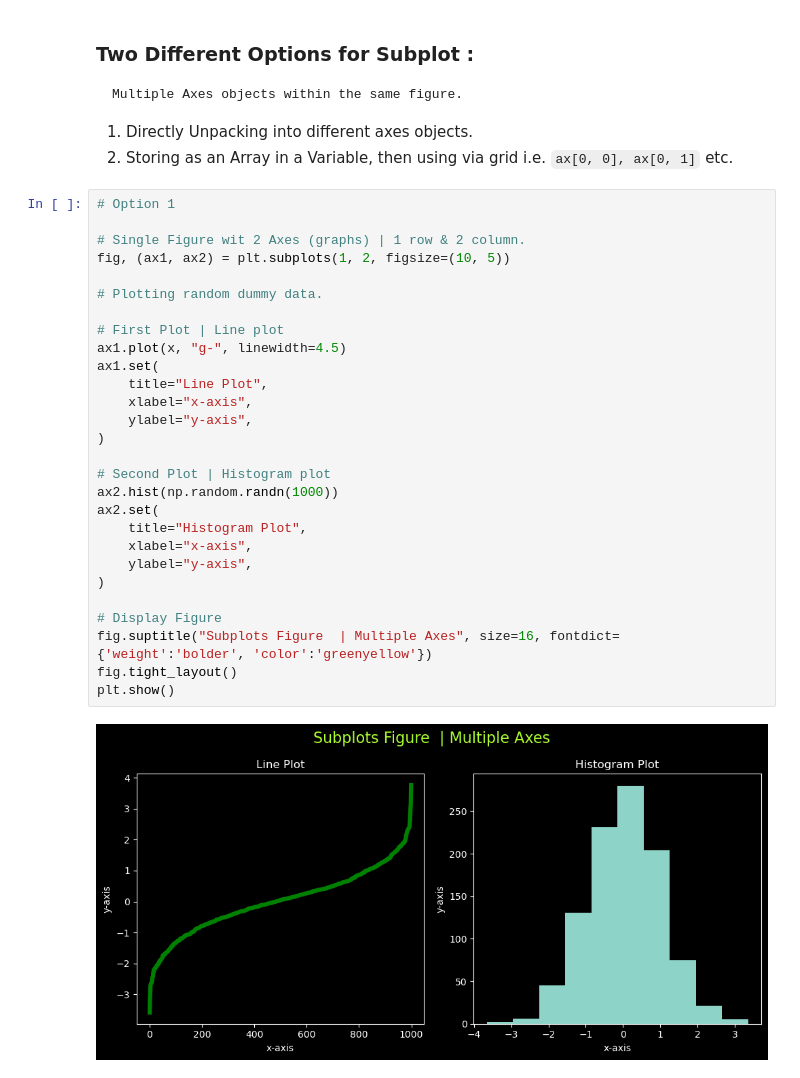
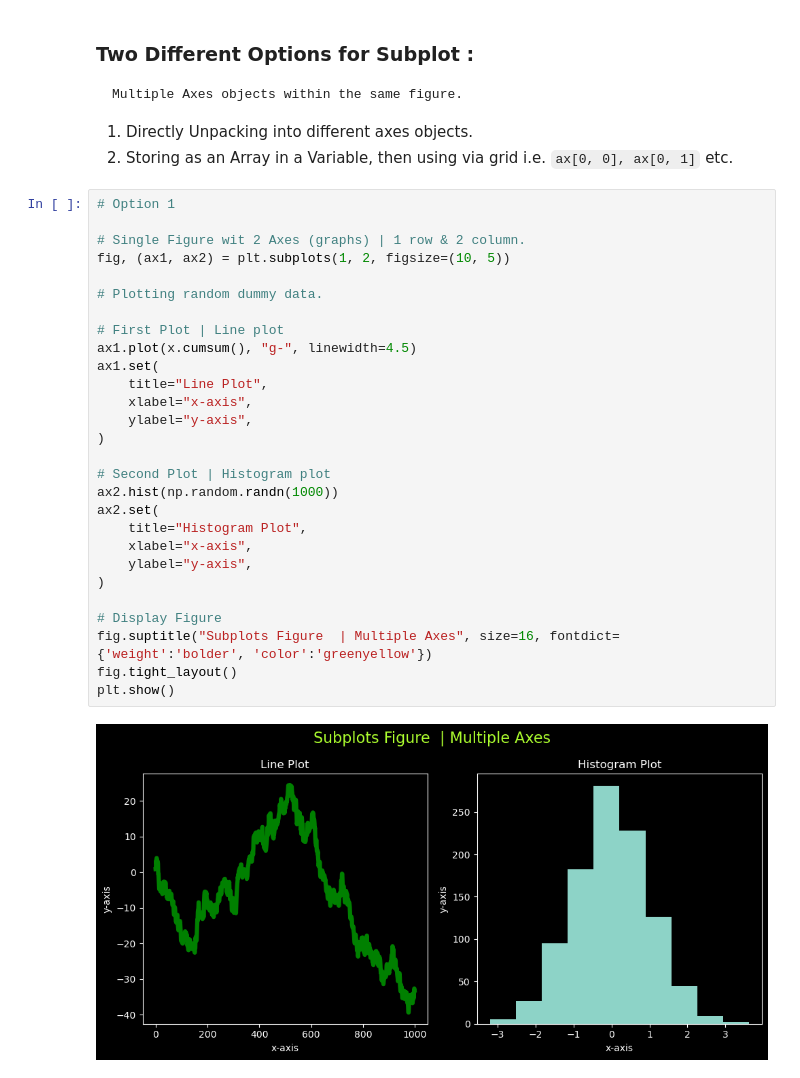
Before and after one commit to DarkDk123/ZTM-ML-Data-Science, a Jupyter notebook: 6. Matplotlib : Visualizing Data/Matplotlib_Intro.ipynb, the cells around one changed output. Saved outputs shown, nothing was run; the diff lists cells and outputs as text.

```diff
--- a/6. Matplotlib : Visualizing Data/Matplotlib_Intro.ipynb
+++ b/6. Matplotlib : Visualizing Data/Matplotlib_Intro.ipynb
@@ -279,33 +279,33 @@ plt.show()
 # %%
 # Option 1
 
 # Single Figure wit 2 Axes (graphs) | 1 row & 2 column.
 fig, (ax1, ax2) = plt.subplots(1, 2, figsize=(10, 5))
 
 # Plotting random dummy data.
 
 # First Plot | Line plot
-ax1.plot(x, "g-", linewidth=4.5)
+ax1.plot(x.cumsum(), "g-", linewidth=4.5)
 ax1.set(
     title="Line Plot",
     xlabel="x-axis",
     ylabel="y-axis",
 )
 
 # Second Plot | Histogram plot
 ax2.hist(np.random.randn(1000))
 ax2.set(
     title="Histogram Plot",
     xlabel="x-axis",
     ylabel="y-axis",
 )
 
 # Display Figure
 fig.suptitle("Subplots Figure  | Multiple Axes", size=16, fontdict={'weight':'bolder', 'color':'greenyellow'})
 fig.tight_layout()
 plt.show()
 # %% [output]
-[figure, old version]
+[figure, new version]
 # %%
 # Option 2
 
```
Also changed, not shown: parts of 7 cells of this notebook, 1 other file.
